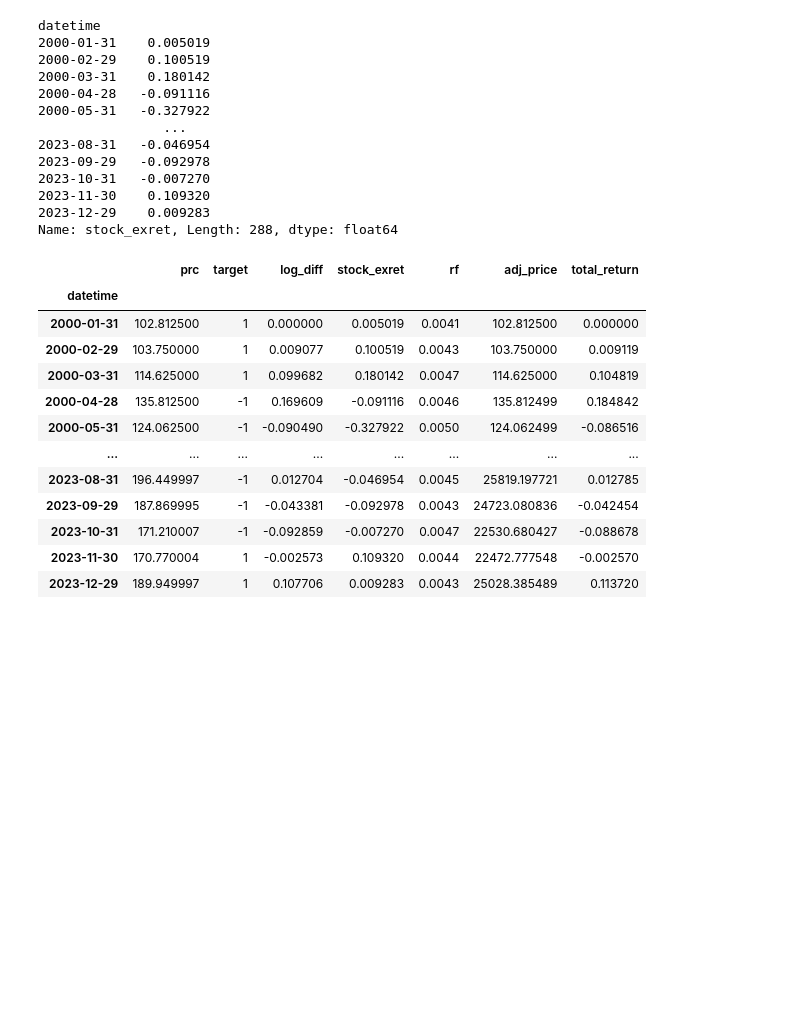
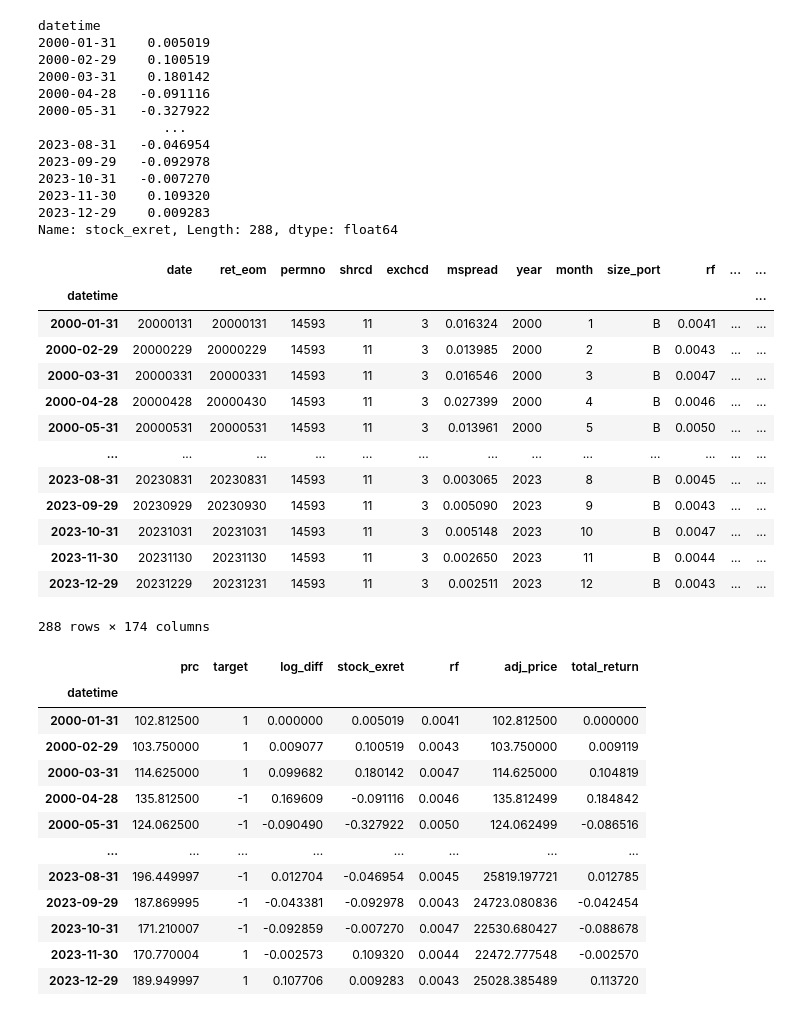
Before and after one commit to theAayushbajaj/mcgill_fiam, a Jupyter notebook: notebooks/02_inspecting_APPL.ipynb, the cells around one changed output. Cells and saved outputs as stored; diff of their text form; code cells hidden in the pictures; blank space fills up the shorter version.

```diff
--- a/notebooks/02_inspecting_APPL.ipynb
+++ b/notebooks/02_inspecting_APPL.ipynb
@@ -3,7 +3,7 @@ import numpy as np
 import pandas as pd
 # %%
 # Now let's check if the index is correctly set when reading the saved file
-path = '../stocks_data/AAPL_03783310_14593.csv'
+path = '../stocks_data/AAPL.csv'
 df = pd.read_csv(path, index_col='datetime', parse_dates=True)  # Parse datetime and set as index
 df['stock_exret']
 # %% [output]
@@ -20,6 +20,23 @@ datetime
 2023-11-30    0.109320
 2023-12-29    0.009283
 Name: stock_exret, Length: 288, dtype: float64
+# %%
+df
+# %% [output]
+|  | date | ret_eom | permno | shrcd | exchcd | mspread | year | month | size_port | rf | ... | ... |
+| datetime |  |  |  |  |  |  |  |  |  |  |  | ... |
+| 2000-01-31 | 20000131 | 20000131 | 14593 | 11 | 3 | 0.016324 | 2000 | 1 | B | 0.0041 | ... | ... |
+| 2000-02-29 | 20000229 | 20000229 | 14593 | 11 | 3 | 0.013985 | 2000 | 2 | B | 0.0043 | ... | ... |
+| 2000-03-31 | 20000331 | 20000331 | 14593 | 11 | 3 | 0.016546 | 2000 | 3 | B | 0.0047 | ... | ... |
+| 2000-04-28 | 20000428 | 20000430 | 14593 | 11 | 3 | 0.027399 | 2000 | 4 | B | 0.0046 | ... | ... |
+| 2000-05-31 | 20000531 | 20000531 | 14593 | 11 | 3 | 0.013961 | 2000 | 5 | B | 0.0050 | ... | ... |
+| ... | ... | ... | ... | ... | ... | ... | ... | ... | ... | ... | ... | ... |
+| 2023-08-31 | 20230831 | 20230831 | 14593 | 11 | 3 | 0.003065 | 2023 | 8 | B | 0.0045 | ... | ... |
+| 2023-09-29 | 20230929 | 20230930 | 14593 | 11 | 3 | 0.005090 | 2023 | 9 | B | 0.0043 | ... | ... |
+| 2023-10-31 | 20231031 | 20231031 | 14593 | 11 | 3 | 0.005148 | 2023 | 10 | B | 0.0047 | ... | ... |
+| 2023-11-30 | 20231130 | 20231130 | 14593 | 11 | 3 | 0.002650 | 2023 | 11 | B | 0.0044 | ... | ... |
+| 2023-12-29 | 20231229 | 20231231 | 14593 | 11 | 3 | 0.002511 | 2023 | 12 | B | 0.0043 | ... | ... |
+288 rows × 174 columns
 # %%
 cols = ['prc', 'target', 'log_diff', 'stock_exret', 'rf', 'adj_price', 'total_return']
 df[cols]
```
Also changed, not shown: 19 other files.
